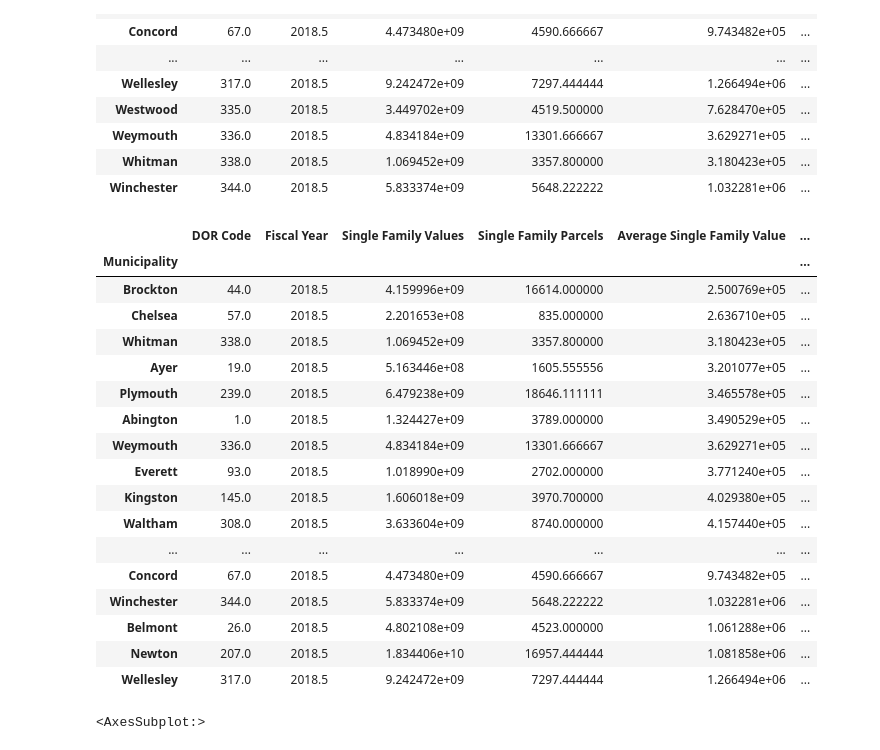
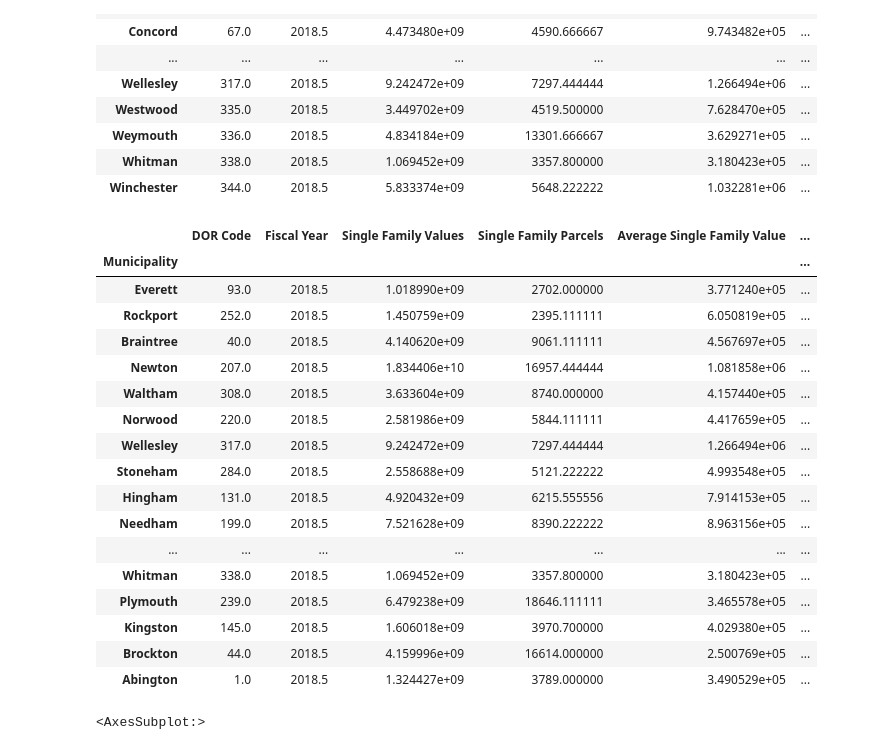
Before and after one commit to milesclemons/HousingFoward, a Jupyter notebook: finance.ipynb, the cells around one changed output. Drawn from its saved outputs; the diff is of its cells as text; code cells hidden in the pictures.

```diff
--- a/finance.ipynb
+++ b/finance.ipynb
@@ -92,27 +92,27 @@ grouped_finance
 | Whitman | 338.0 | 2018.5 | 1.069452e+09 | 3357.800000 | 3.180423e+05 | ... |
 | Winchester | 344.0 | 2018.5 | 5.833374e+09 | 5648.222222 | 1.032281e+06 | ... |
 # %%
-finance = grouped_finance.sort_values(by = ["Average Single Family Value "])
+finance = grouped_finance.sort_values(by = ["Single Family Tax Bill as % of Value*"])
 finance
 # %% [output]
 |  | DOR Code | Fiscal Year | Single Family Values | Single Family Parcels | Average Single Family Value | ... |
 | Municipality |  |  |  |  |  | ... |
+| Everett | 93.0 | 2018.5 | 1.018990e+09 | 2702.000000 | 3.771240e+05 | ... |
+| Rockport | 252.0 | 2018.5 | 1.450759e+09 | 2395.111111 | 6.050819e+05 | ... |
+| Braintree | 40.0 | 2018.5 | 4.140620e+09 | 9061.111111 | 4.567697e+05 | ... |
+| Newton | 207.0 | 2018.5 | 1.834406e+10 | 16957.444444 | 1.081858e+06 | ... |
+| Waltham | 308.0 | 2018.5 | 3.633604e+09 | 8740.000000 | 4.157440e+05 | ... |
+| Norwood | 220.0 | 2018.5 | 2.581986e+09 | 5844.111111 | 4.417659e+05 | ... |
+| Wellesley | 317.0 | 2018.5 | 9.242472e+09 | 7297.444444 | 1.266494e+06 | ... |
+| Stoneham | 284.0 | 2018.5 | 2.558688e+09 | 5121.222222 | 4.993548e+05 | ... |
+| Hingham | 131.0 | 2018.5 | 4.920432e+09 | 6215.555556 | 7.914153e+05 | ... |
+| Needham | 199.0 | 2018.5 | 7.521628e+09 | 8390.222222 | 8.963156e+05 | ... |
+| ... | ... | ... | ... | ... | ... | ... |
+| Whitman | 338.0 | 2018.5 | 1.069452e+09 | 3357.800000 | 3.180423e+05 | ... |
+| Plymouth | 239.0 | 2018.5 | 6.479238e+09 | 18646.111111 | 3.465578e+05 | ... |
+| Kingston | 145.0 | 2018.5 | 1.606018e+09 | 3970.700000 | 4.029380e+05 | ... |
 | Brockton | 44.0 | 2018.5 | 4.159996e+09 | 16614.000000 | 2.500769e+05 | ... |
-| Chelsea | 57.0 | 2018.5 | 2.201653e+08 | 835.000000 | 2.636710e+05 | ... |
-| Whitman | 338.0 | 2018.5 | 1.069452e+09 | 3357.800000 | 3.180423e+05 | ... |
-| Ayer | 19.0 | 2018.5 | 5.163446e+08 | 1605.555556 | 3.201077e+05 | ... |
-| Plymouth | 239.0 | 2018.5 | 6.479238e+09 | 18646.111111 | 3.465578e+05 | ... |
 | Abington | 1.0 | 2018.5 | 1.324427e+09 | 3789.000000 | 3.490529e+05 | ... |
-| Weymouth | 336.0 | 2018.5 | 4.834184e+09 | 13301.666667 | 3.629271e+05 | ... |
-| Everett | 93.0 | 2018.5 | 1.018990e+09 | 2702.000000 | 3.771240e+05 | ... |
-| Kingston | 145.0 | 2018.5 | 1.606018e+09 | 3970.700000 | 4.029380e+05 | ... |
-| Waltham | 308.0 | 2018.5 | 3.633604e+09 | 8740.000000 | 4.157440e+05 | ... |
-| ... | ... | ... | ... | ... | ... | ... |
-| Concord | 67.0 | 2018.5 | 4.473480e+09 | 4590.666667 | 9.743482e+05 | ... |
-| Winchester | 344.0 | 2018.5 | 5.833374e+09 | 5648.222222 | 1.032281e+06 | ... |
-| Belmont | 26.0 | 2018.5 | 4.802108e+09 | 4523.000000 | 1.061288e+06 | ... |
-| Newton | 207.0 | 2018.5 | 1.834406e+10 | 16957.444444 | 1.081858e+06 | ... |
-| Wellesley | 317.0 | 2018.5 | 9.242472e+09 | 7297.444444 | 1.266494e+06 | ... |
 # %%
 cormat = finance.corr()
 sns.heatmap(cormat)
```
Also changed, not shown: 3 other files.
